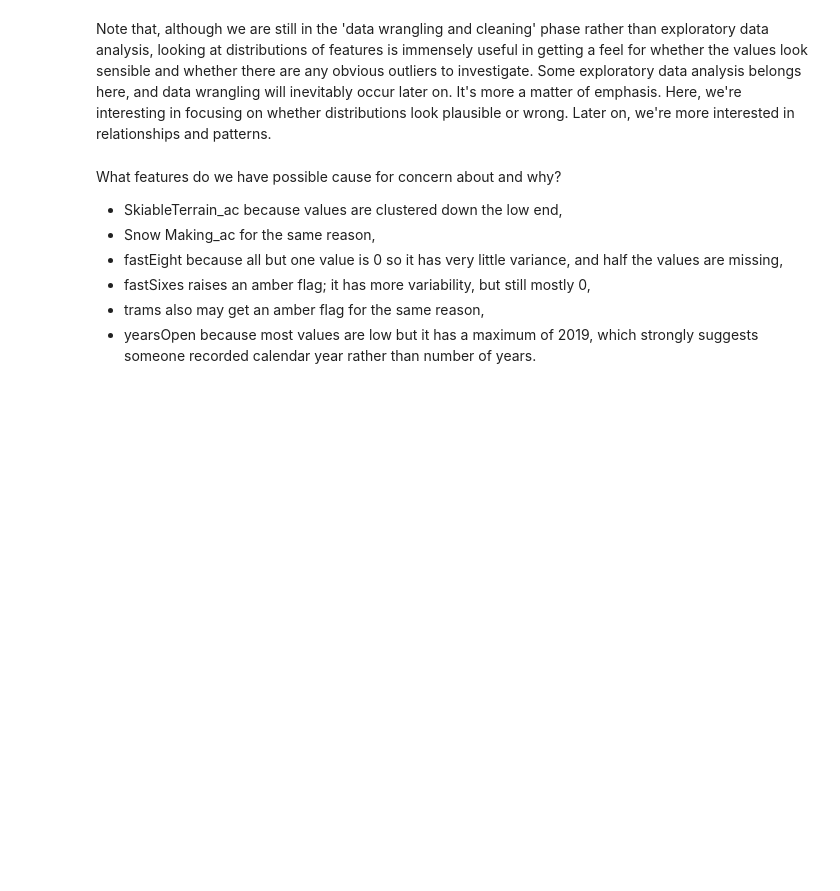
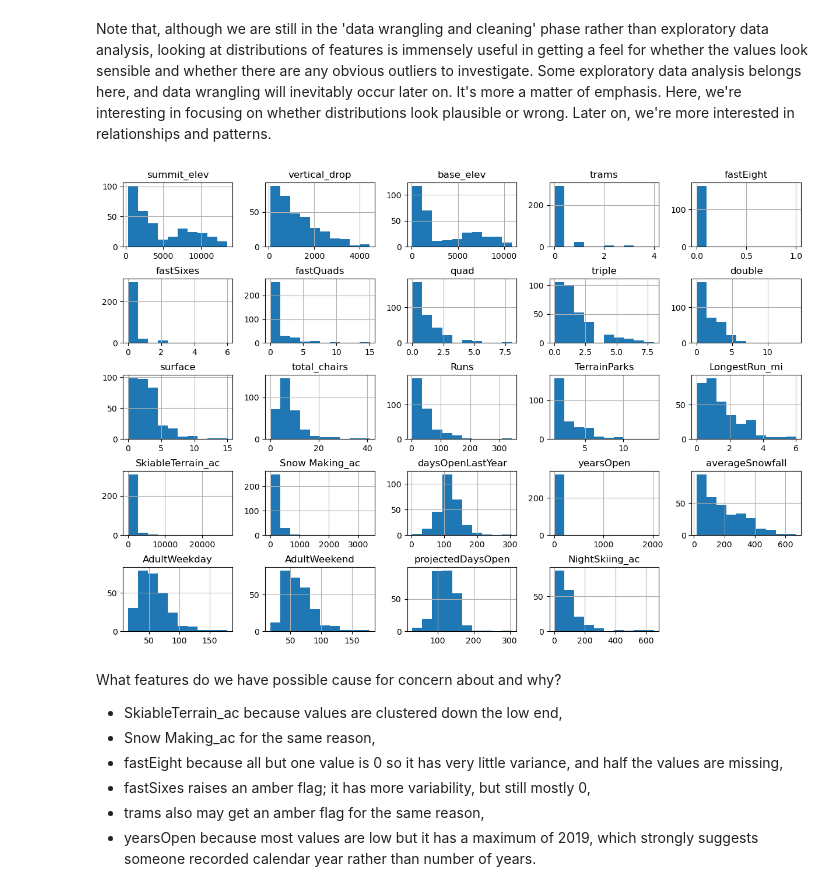
Before and after one commit to dianaj511/DataScienceGuidedCapstone, a Jupyter notebook: Notebooks/02_data_wrangling.ipynb, the cells around one changed output. Drawn from its saved outputs; the diff is of its cells as text; code cells hidden in the pictures; blank space fills up the shorter version.

```diff
--- a/Notebooks/02_data_wrangling.ipynb
+++ b/Notebooks/02_data_wrangling.ipynb
@@ -480,12 +500,14 @@ Note that, although we are still in the 'data wrangling and cleaning' phase rath
 # %%
 #Code task 18#
 #Call ski_data's `hist` method to plot histograms of each of the numeric features
 #Try passing it an argument figsize=(15,10)
 #Try calling plt.subplots_adjust() with an argument hspace=0.5 to adjust the spacing
 #It's important you create legible and easy-to-read plots
-ski_data.___(___)
-#plt.subplots_adjust(hspace=___);
-#Hint: notice how the terminating ';' "swallows" some messy output and leads to a tidier notebook
+ski_data.hist(figsize = (15,10))
+plt.subplots_adjust(hspace=0.5)
+#Hint: notice how the terminating ';' "swallows" some messy output and leads to a tidier notebook#
+# %% [output]
+[figure, added]
 # %% [markdown]
 What features do we have possible cause for concern about and why?
 
```
Also changed, not shown: parts of 29 cells of this notebook.
